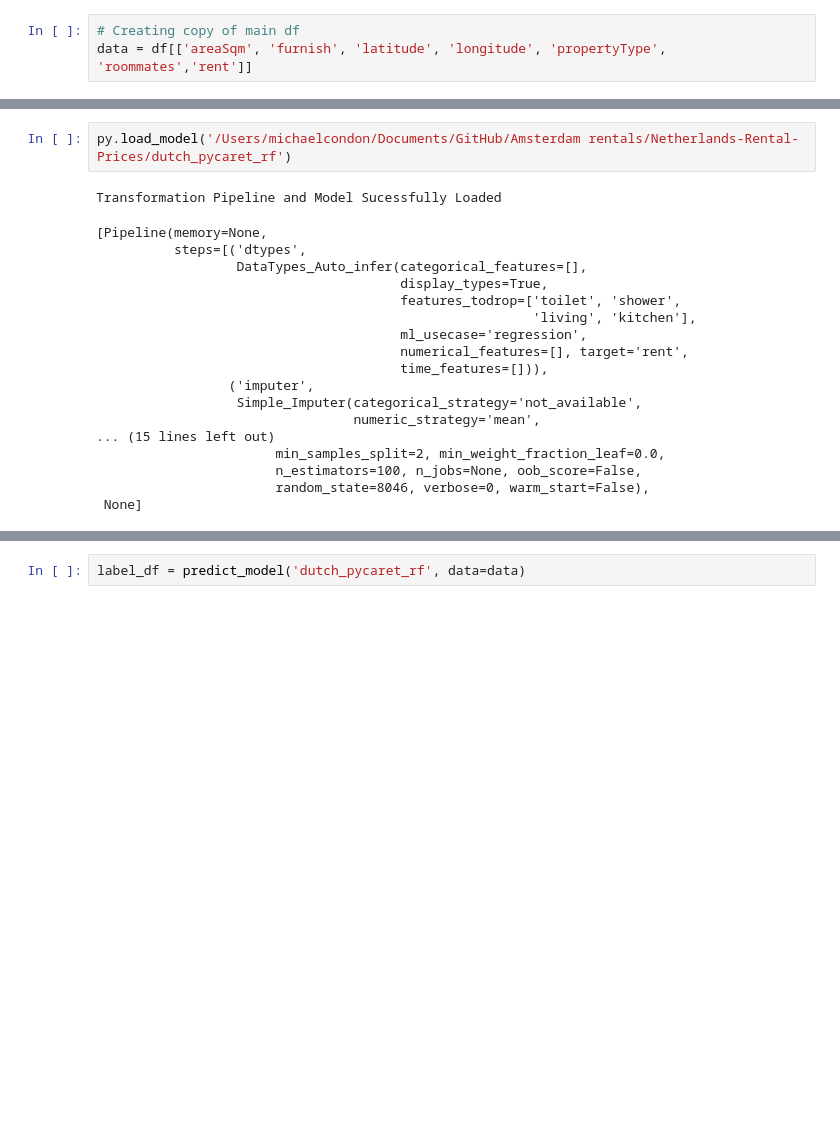
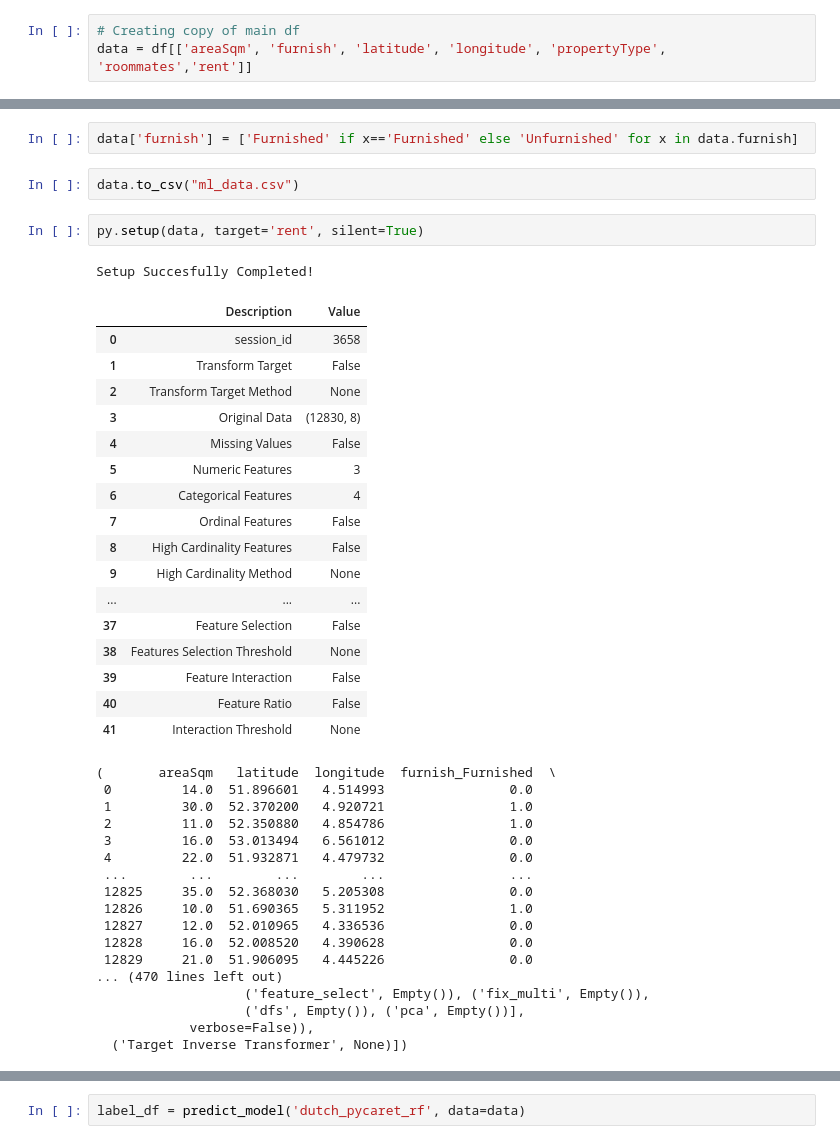
Before and after one commit to michael-william/Netherlands-Rental-Prices, a Jupyter notebook: Amsterdam_Rentals_ML-PyCaret-Test.ipynb, the cells around one changed output, grey strips where cells are left out. Drawn from its saved outputs; the diff is of its cells as text; blank space fills up the shorter version.

```diff
--- a/Amsterdam_Rentals_ML-PyCaret-Test.ipynb
+++ b/Amsterdam_Rentals_ML-PyCaret-Test.ipynb
@@ -93,21 +57,42 @@ memory usage: 802.0+ KB
-# %%
-py.load_model('/Users/michaelcondon/Documents/GitHub/Amsterdam rentals/Netherlands-Rental-Prices/dutch_pycaret_rf')
-# %% [output]
-Transformation Pipeline and Model Sucessfully Loaded
-[Pipeline(memory=None,
-          steps=[('dtypes',
-                  DataTypes_Auto_infer(categorical_features=[],
-                                       display_types=True,
-                                       features_todrop=['toilet', 'shower',
-                                                        'living', 'kitchen'],
-                                       ml_usecase='regression',
-                                       numerical_features=[], target='rent',
-                                       time_features=[])),
-                 ('imputer',
-                  Simple_Imputer(categorical_strategy='not_available',
-                                 numeric_strategy='mean',
-... (15 lines left out)
-                       min_samples_split=2, min_weight_fraction_leaf=0.0,
-                       n_estimators=100, n_jobs=None, oob_score=False,
-                       random_state=8046, verbose=0, warm_start=False),
- None]
+# %%
+data['furnish'] = ['Furnished' if x=='Furnished' else 'Unfurnished' for x in data.furnish]
+# %%
+data.to_csv("ml_data.csv")
+# %%
+py.setup(data, target='rent', silent=True)
+# %% [output]
+Setup Succesfully Completed!
+|  | Description | Value |
+| 0 | session_id | 3658 |
+| 1 | Transform Target | False |
+| 2 | Transform Target Method | None |
+| 3 | Original Data | (12830, 8) |
+| 4 | Missing Values | False |
+| 5 | Numeric Features | 3 |
+| 6 | Categorical Features | 4 |
+| 7 | Ordinal Features | False |
+| 8 | High Cardinality Features | False |
+| 9 | High Cardinality Method | None |
+| ... | ... | ... |
+| 37 | Feature Selection | False |
+| 38 | Features Selection Threshold | None |
+| 39 | Feature Interaction | False |
+| 40 | Feature Ratio | False |
+| 41 | Interaction Threshold | None |
+(       areaSqm   latitude  longitude  furnish_Furnished  \
+ 0         14.0  51.896601   4.514993                0.0
+ 1         30.0  52.370200   4.920721                1.0
+ 2         11.0  52.350880   4.854786                1.0
+ 3         16.0  53.013494   6.561012                0.0
+ 4         22.0  51.932871   4.479732                0.0
+ ...        ...        ...        ...                ...
+ 12825     35.0  52.368030   5.205308                0.0
+ 12826     10.0  51.690365   5.311952                1.0
+ 12827     12.0  52.010965   4.336536                0.0
+ 12828     16.0  52.008520   4.390628                0.0
+ 12829     21.0  51.906095   4.445226                0.0
+... (470 lines left out)
+                   ('feature_select', Empty()), ('fix_multi', Empty()),
+                   ('dfs', Empty()), ('pca', Empty())],
+            verbose=False)),
+  ('Target Inverse Transformer', None)])
```
Also changed, not shown: parts of 10 cells of this notebook, 4 other files.
